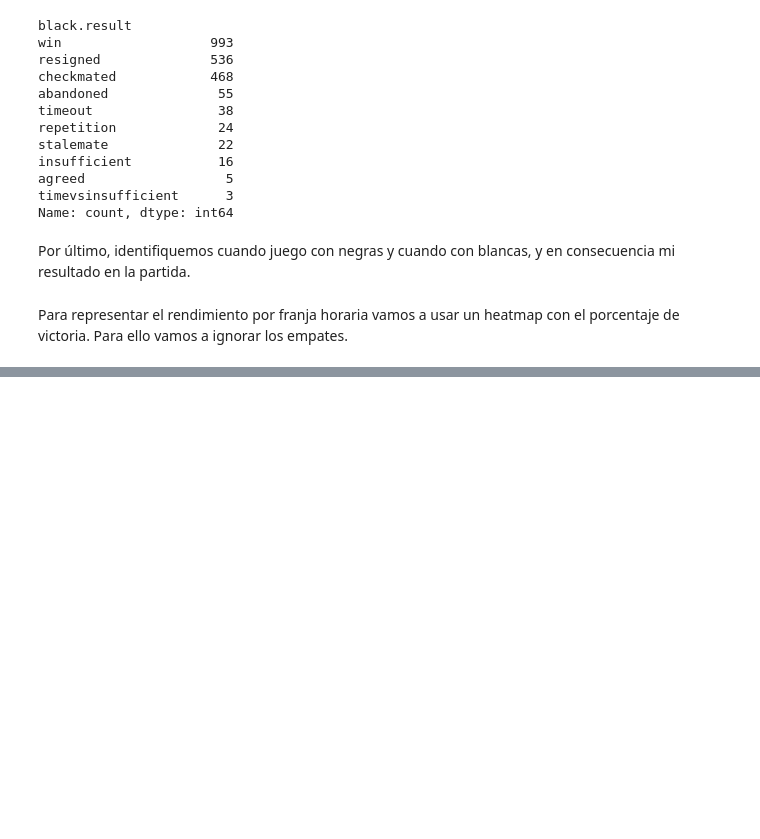
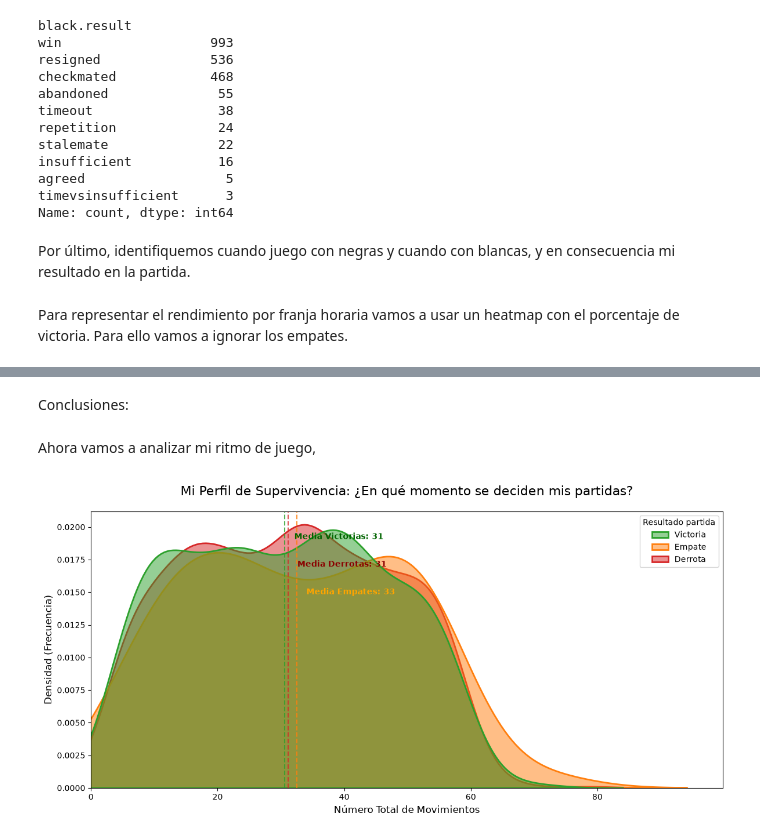
Before and after one commit to PabloAS74/chess.com_analisis, a Jupyter notebook: analisis_chesscom.ipynb, the cells around one changed output, grey strips where cells are left out. Drawn from its saved outputs; the diff is of its cells as text; code cells hidden in the pictures; blank space fills up the shorter version.

```diff
--- a/analisis_chesscom.ipynb
+++ b/analisis_chesscom.ipynb
@@ -225,4 +243,4 @@ def extraer_apertura(pgn_texto):
     return "Desconocida"
 
 # Creamos la nueva columna leyendo el interior del PGN
-df['apertura'] = df['pgn'].apply(extraer_apertura)
+df_decisivo['apertura'] = df_decisivo['pgn'].apply(extraer_apertura)
@@ -281,6 +305,10 @@ fig_negras.update_layout(margin=dict(t=50, l=25, r=25, b=25))
 
 fig_blancas.show()
 fig_negras.show()
+# %% [markdown]
+Conclusiones:
+# %% [markdown]
+Ahora vamos a analizar mi ritmo de juego,
 # %%
 import seaborn as sns
 import matplotlib.pyplot as plt
@@ -302,40 +329,45 @@ df['num_movimientos'] = df['pgn'].apply(contar_movimientos)
 df_movimientos = df[df['num_movimientos'] >= 3].copy()
 
 # Creamos una columna de texto limpio para la leyenda
-df_movimientos['Resultado'] = df_movimientos['victoria'].map({1: 'Victoria', 0: 'Derrota o Empate'})
+df_movimientos['Resultado partida'] = df_movimientos['resultado'].map({1: 'Victoria', 0: 'Empate', -1: 'Derrota'})
 # %%
 plt.figure(figsize=(12, 6))
 
 # El KDE Plot dibuja las "montañas" de densidad
 sns.kdeplot(
-    data=df_analisis,
+    data=df_movimientos,
     x='num_movimientos',
-    hue='Resultado',
+    hue='Resultado partida',
     fill=True,             # Rellena de color el interior de las montañas
     common_norm=False,     # ¡CLAVE! Hace que las dos montañas sean del mismo tamaño visual aunque ganes más que pierdas
-    palette={'Victoria': '#2ca02c', 'Derrota o Empate': '#d62728'}, # Verde y Rojo clásico
+    palette={'Victoria': '#2ca02c', 'Derrota': '#d62728', 'Empate': '#ff7f0e'}, # Verde, Rojo y Naranja clásico
     alpha=0.5,             # Le da un toque translúcido para ver dónde se solapan
     linewidth=2
 )
 
 # Añadimos líneas verticales para marcar la MEDIA exacta de movimientos
-media_win = df_analisis[df_analisis['victoria'] == 1]['num_movimientos'].mean()
-media_loss = df_analisis[df_analisis['victoria'] == 0]['num_movimientos'].mean()
+media_win = df_movimientos[df_movimientos['Resultado partida'] == 'Victoria']['num_movimientos'].mean()
+media_loss = df_movimientos[df_movimientos['Resultado partida'] == 'Derrota']['num_movimientos'].mean()
+media_draw = df_movimientos[df_movimientos['Resultado partida'] == 'Empate']['num_movimientos'].mean()
 
 plt.axvline(media_win, color='#2ca02c', linestyle='--', alpha=0.8)
 plt.axvline(media_loss, color='#d62728', linestyle='--', alpha=0.8)
+plt.axvline(media_draw, color='#ff7f0e', linestyle='--', alpha=0.8)
 
 # Añadimos texto para explicar las líneas punteadas
 plt.text(media_win + 1.5, plt.ylim()[1]*0.9, f'Media Victorias: {media_win:.0f}', color='#006400', fontweight='bold')
 plt.text(media_loss + 1.5, plt.ylim()[1]*0.8, f'Media Derrotas: {media_loss:.0f}', color='#8B0000', fontweight='bold')
+plt.text(media_draw + 1.5, plt.ylim()[1]*0.7, f'Media Empates: {media_draw:.0f}', color='#FFA500', fontweight='bold')
 
 # Detalles estéticos finales
 plt.title('Mi Perfil de Supervivencia: ¿En qué momento se deciden mis partidas?', fontsize=16, pad=20)
 plt.xlabel('Número Total de Movimientos', fontsize=12)
 plt.ylabel('Densidad (Frecuencia)', fontsize=12)
 
 # Ajustamos los límites para que empiece en la jugada 0
 plt.xlim(left=0)
 plt.tight_layout()
 
 plt.show()
+# %% [output]
+[figure, added]
```
Also changed, not shown: parts of 16 cells of this notebook.
